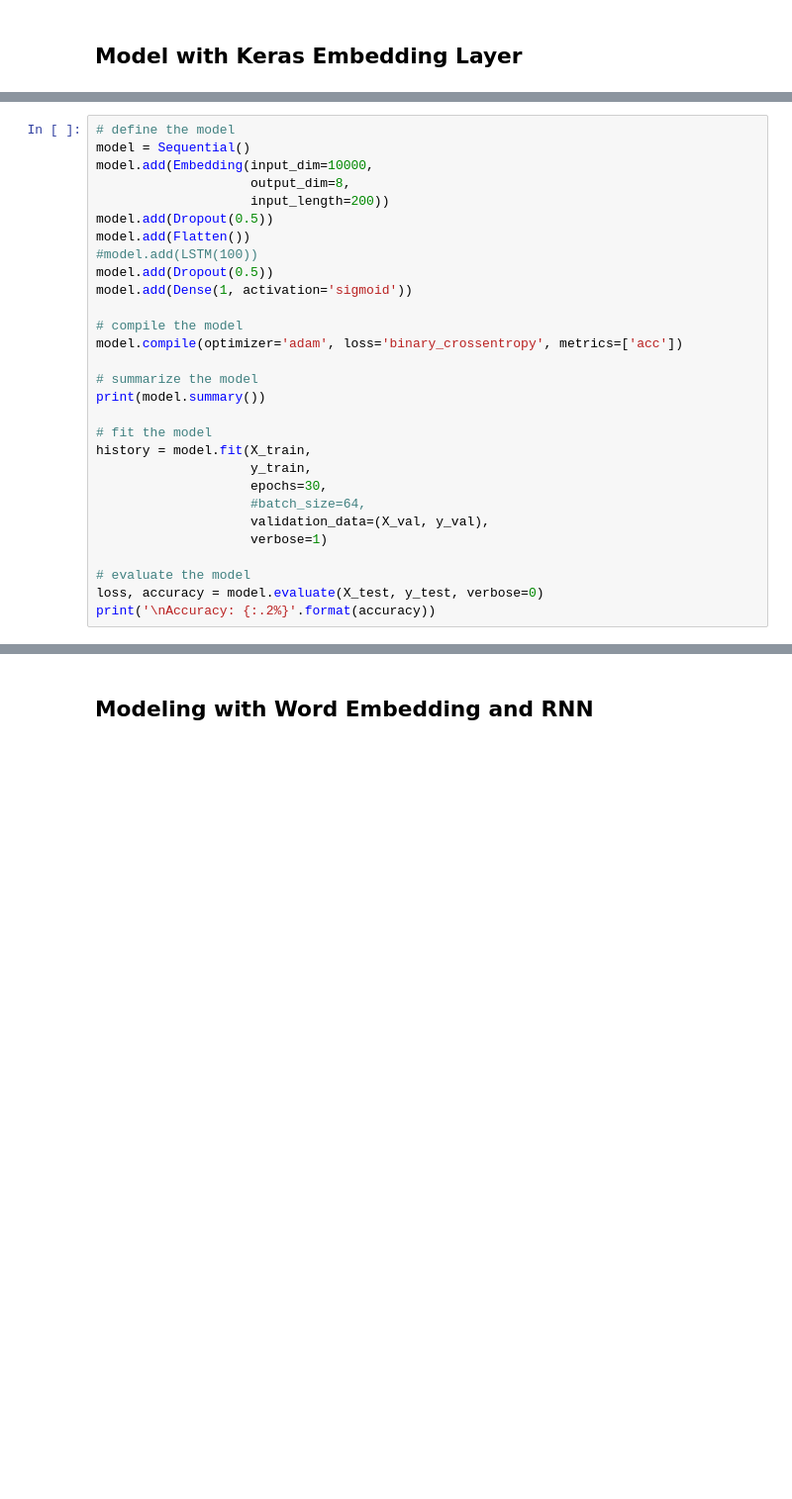
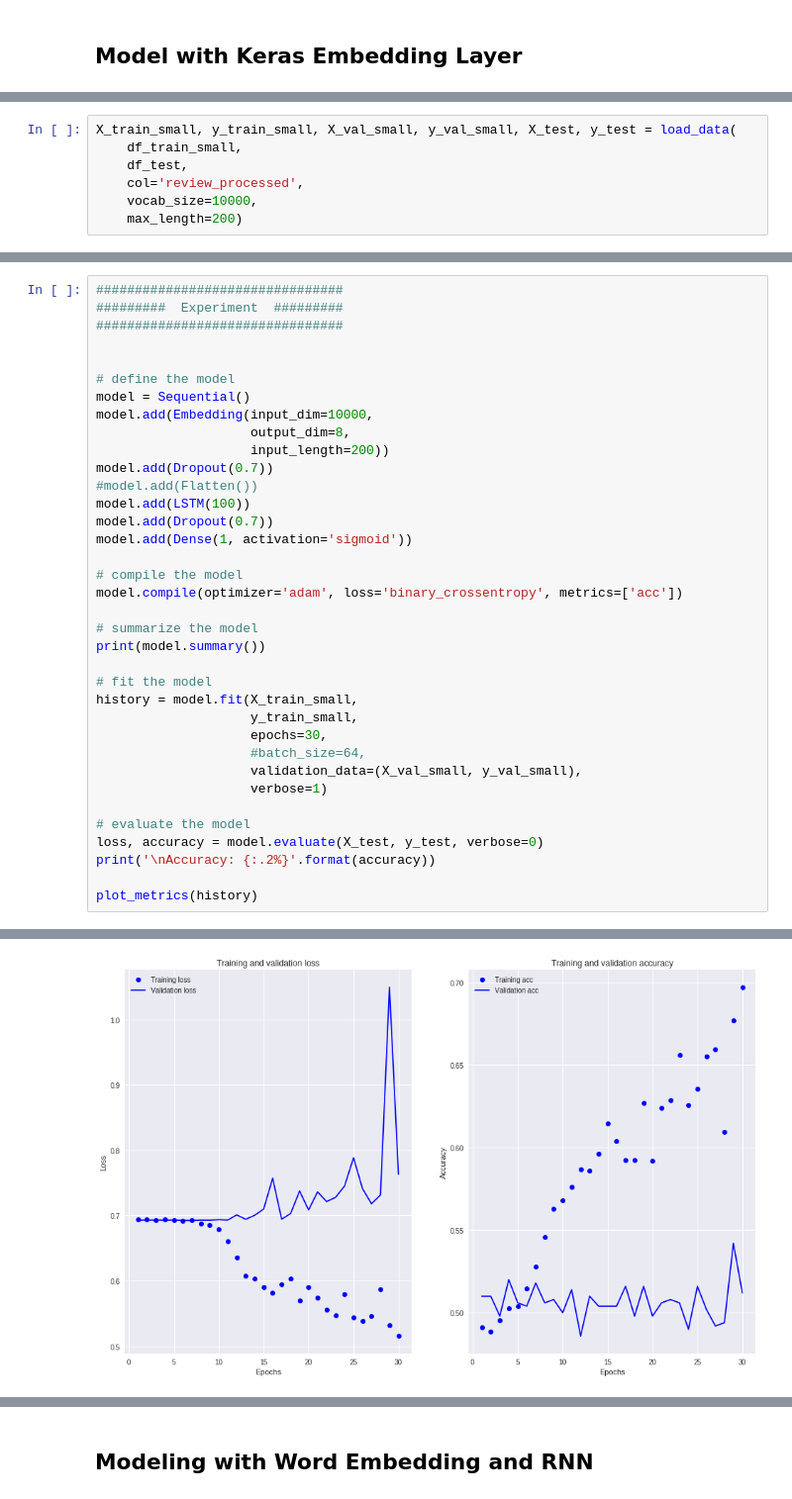
Before and after one commit to georgeliu1998/sentiment_word_embedding, a Jupyter notebook: sentiment_word_embedding.ipynb, the cells around one changed output, grey strips where cells are left out. Shown: that part at 99% size. Drawn from its saved outputs; the diff is of its cells as text; blank space fills up the shorter version.

```diff
--- a/sentiment_word_embedding.ipynb
+++ b/sentiment_word_embedding.ipynb
@@ -618,0 +505,7 @@ plot_metrics(history)
+# %%
+X_train_small, y_train_small, X_val_small, y_val_small, X_test, y_test = load_data(
+    df_train_small,
+    df_test,
+    col='review_processed',
+    vocab_size=10000,
+    max_length=200)
@@ -619,13 +516,18 @@ plot_metrics(history)
 # %%
+################################
+#########  Experiment  #########
+################################
+
+
 # define the model
 model = Sequential()
 model.add(Embedding(input_dim=10000,
                     output_dim=8,
                     input_length=200))
-model.add(Dropout(0.5))
-model.add(Flatten())
-#model.add(LSTM(100))
-model.add(Dropout(0.5))
+model.add(Dropout(0.7))
+#model.add(Flatten())
+model.add(LSTM(100))
+model.add(Dropout(0.7))
 model.add(Dense(1, activation='sigmoid'))
 
 # compile the model
@@ -635,16 +537,18 @@ model.compile(optimizer='adam', loss='binary_crossentropy', metrics=['acc'])
 print(model.summary())
 
 # fit the model
-history = model.fit(X_train,
-                    y_train,
+history = model.fit(X_train_small,
+                    y_train_small,
                     epochs=30,
                     #batch_size=64,
-                    validation_data=(X_val, y_val),
+                    validation_data=(X_val_small, y_val_small),
                     verbose=1)
 
 # evaluate the model
 loss, accuracy = model.evaluate(X_test, y_test, verbose=0)
 print('\nAccuracy: {:.2%}'.format(accuracy))
+
+plot_metrics(history)
 # %% [output]
 _________________________________________________________________
 Layer (type)                 Output Shape              Param #
@@ -665,0 +570 @@ Accuracy: 83.66%
+[figure, added]
```
Also changed, not shown: parts of 29 cells of this notebook.
